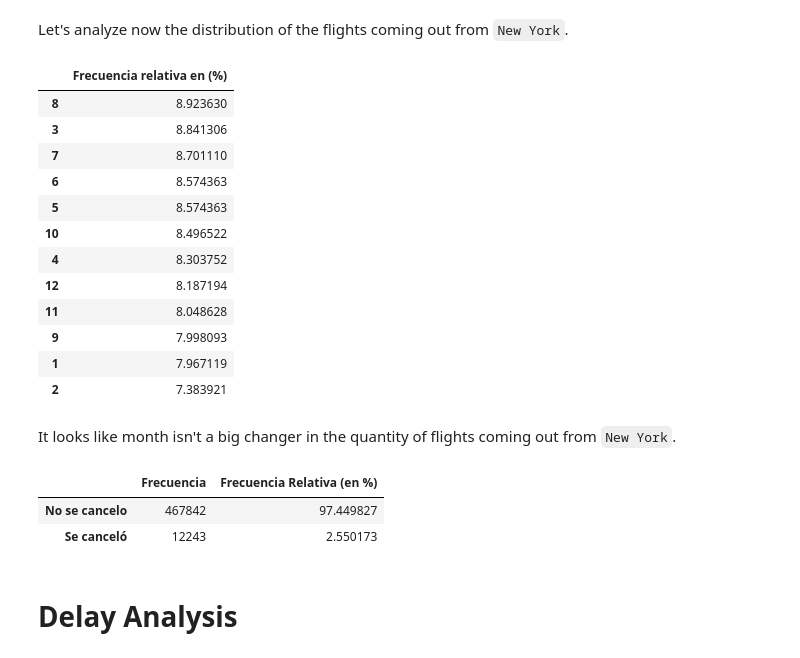
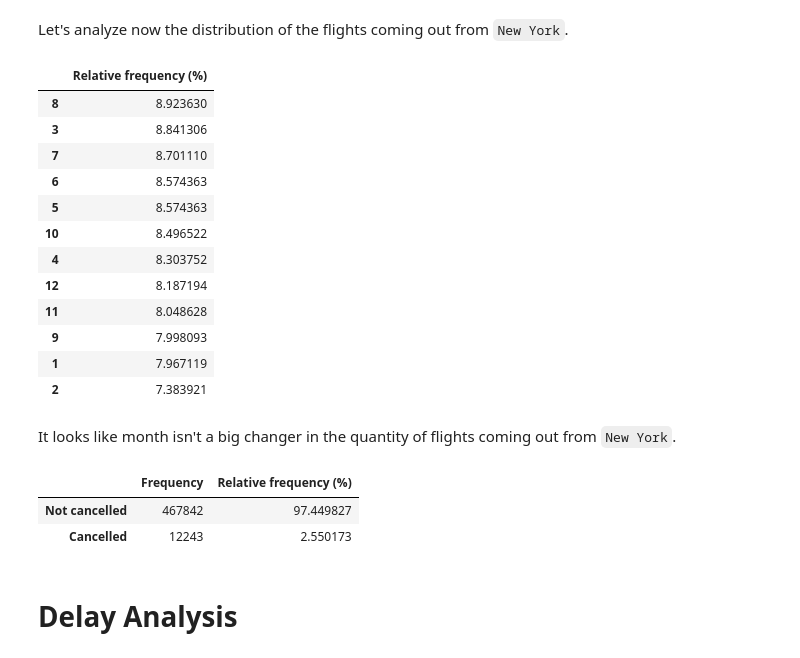
Before and after one commit to lesmedGutierrez/delayed_flights, a Jupyter notebook: delayed_flights.ipynb, the cells around one changed output. Drawn from its saved outputs; the diff is of its cells as text; code cells hidden in the pictures.

```diff
--- a/delayed_flights.ipynb
+++ b/delayed_flights.ipynb
@@ -230,10 +230,10 @@ Let's analyze now the distribution of the flights coming out from `New York`.
 # %%
 #Distribución de los vuelos con origen en NY durante el año.
 temp = 100 * temp['MONTH'].value_counts(normalize=True).to_frame()
-temp.columns = ['Frecuencia relativa en (%)']
+temp.columns = ['Relative frequency (%)']
 display(temp)
 # %% [output]
-|  | Frecuencia relativa en (%) |
+|  | Relative frequency (%) |
 | 8 | 8.923630 |
 | 3 | 8.841306 |
 | 7 | 8.701110 |
@@ -251,16 +251,16 @@ It looks like month isn't a big changer in the quantity of flights coming out fr
 # %%
 #Tabla de freciencia de vuelos cancelados
 tabla = pd.value_counts(dataset['CANCELLED']).to_frame()
-tabla["Frecuencia Relativa (en %)"] = 100 * dataset['CANCELLED'].value_counts(normalize=True)
-tabla.columns = ['Frecuencia' , 'Frecuencia Relativa (en %)']
-tabla.index = ['No se cancelo',"Se canceló"]
+tabla["Relative frequency (%)"] = 100 * dataset['CANCELLED'].value_counts(normalize=True)
+tabla.columns = ['Frequency' , 'Relative frequency (%)']
+tabla.index = ['Not cancelled',"Cancelled"]
 display(tabla)
 
 del tabla
 # %% [output]
-|  | Frecuencia | Frecuencia Relativa (en %) |
-| No se cancelo | 467842 | 97.449827 |
-| Se canceló | 12243 | 2.550173 |
+|  | Frequency | Relative frequency (%) |
+| Not cancelled | 467842 | 97.449827 |
+| Cancelled | 12243 | 2.550173 |
 # %% [markdown]
 # Delay Analysis
 # %% [markdown]
```
Also changed, not shown: parts of 5 cells of this notebook.
